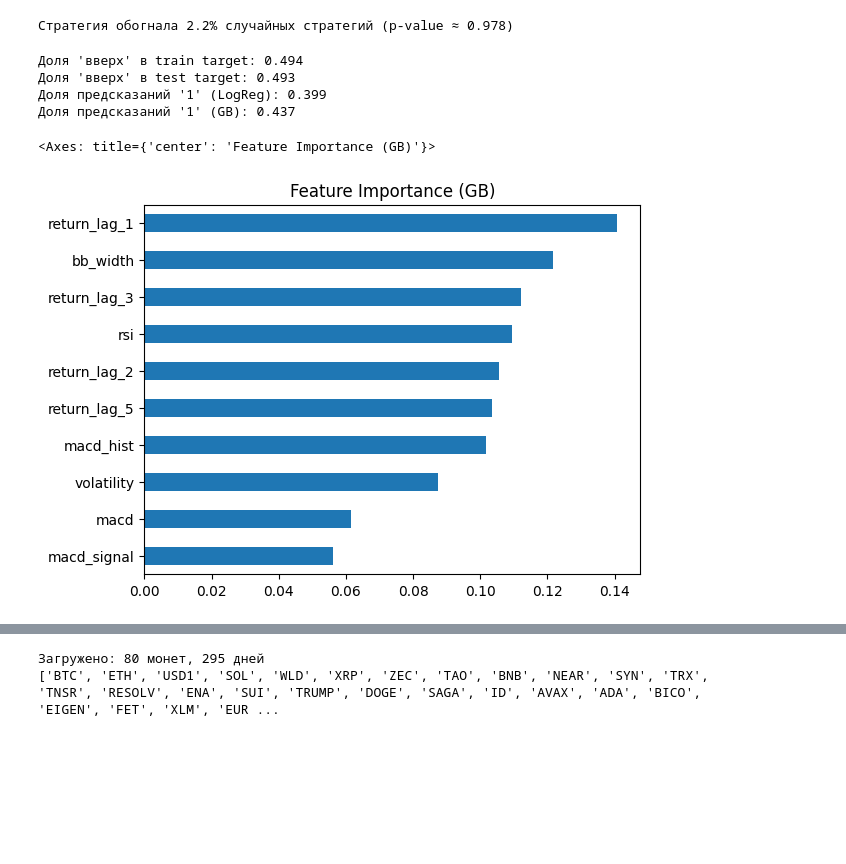
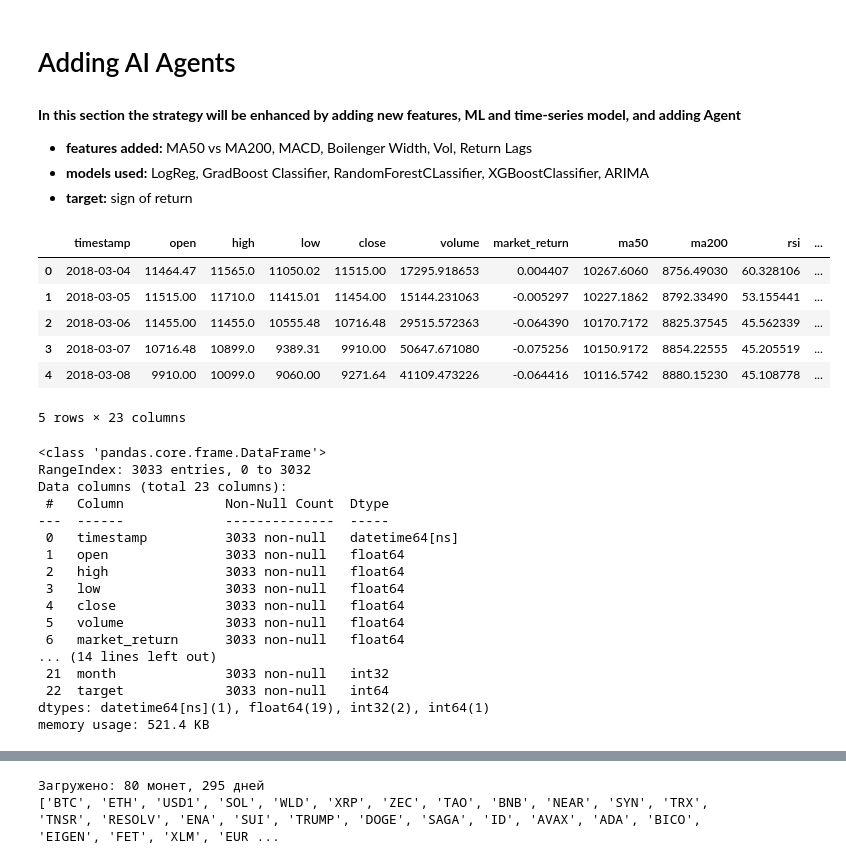
Before and after one commit to pda95/ai-crypto-hedge-fund, a Jupyter notebook: notebooks/hedge_fund.ipynb, the cells around one changed output, grey strips where cells are left out. Saved outputs shown, nothing was run; the diff lists cells and outputs as text; code cells hidden in the pictures; blank space fills up the shorter version.

```diff
--- a/notebooks/hedge_fund.ipynb
+++ b/notebooks/hedge_fund.ipynb
@@ -74,24 +147,7 @@ results
-# %%
-strat_roi = (bt_gb["strategy_equity"].iloc[-1] - 1) * 100
-random_rois = random_strategy_baseline(bt_gb)
-pct, pval = significance(strat_roi, random_rois)
-print(f"Стратегия обогнала {pct:.1f}% случайных стратегий (p-value ≈ {pval:.3f})")
-# %% [output]
-Стратегия обогнала 2.2% случайных стратегий (p-value ≈ 0.978)
-# %%
-print("Доля 'вверх' в train target:", train["target"].mean().round(3))
-print("Доля 'вверх' в test target:", test["target"].mean().round(3))
-print("Доля предсказаний '1' (LogReg):", test_lr["pred"].mean().round(3))
-print("Доля предсказаний '1' (GB):", test_gb["pred"].mean().round(3))
-# %% [output]
-Доля 'вверх' в train target: 0.494
-Доля 'вверх' в test target: 0.493
-Доля предсказаний '1' (LogReg): 0.399
-Доля предсказаний '1' (GB): 0.437
-# %%
-_, gb_model = train_and_predict(make_gradient_boosting(), train, test, FEATURE_COLUMNS)
-importances = pd.Series(gb_model.feature_importances_, index=FEATURE_COLUMNS)
-importances.sort_values().plot(kind="barh", title="Feature Importance (GB)")
-# %% [output]
-<Axes: title={'center': 'Feature Importance (GB)'}>
-[figure, removed]
+# %% [markdown]
+# Adding AI Agents #
+# %% [markdown]
+**In this section the strategy will be enhanced by adding new features, ML and time-series model, and adding Agent**
+- **features added:** MA50 vs MA200, MACD, Boilenger Width, Vol, Return Lags
+- **models used:** LogReg, GradBoost Classifier, RandomForestCLassifier, XGBoostClassifier, ARIMA
+- **target:** sign of return
@@ -97,0 +157,30 @@ importances.sort_values().plot(kind="barh", title="Feature Importance (GB)")
+# %%
+df.head()
+# %% [output]
+|  | timestamp | open | high | low | close | volume | market_return | ma50 | ma200 | rsi | ... |
+| 0 | 2018-03-04 | 11464.47 | 11565.0 | 11050.02 | 11515.00 | 17295.918653 | 0.004407 | 10267.6060 | 8756.49030 | 60.328106 | ... |
+| 1 | 2018-03-05 | 11515.00 | 11710.0 | 11415.01 | 11454.00 | 15144.231063 | -0.005297 | 10227.1862 | 8792.33490 | 53.155441 | ... |
+| 2 | 2018-03-06 | 11455.00 | 11455.0 | 10555.48 | 10716.48 | 29515.572363 | -0.064390 | 10170.7172 | 8825.37545 | 45.562339 | ... |
+| 3 | 2018-03-07 | 10716.48 | 10899.0 | 9389.31 | 9910.00 | 50647.671080 | -0.075256 | 10150.9172 | 8854.22555 | 45.205519 | ... |
+| 4 | 2018-03-08 | 9910.00 | 10099.0 | 9060.00 | 9271.64 | 41109.473226 | -0.064416 | 10116.5742 | 8880.15230 | 45.108778 | ... |
+5 rows × 23 columns
+# %%
+df.info()
+# %% [output]
+<class 'pandas.core.frame.DataFrame'>
+RangeIndex: 3033 entries, 0 to 3032
+Data columns (total 23 columns):
+ #   Column             Non-Null Count  Dtype
+---  ------             --------------  -----
+ 0   timestamp          3033 non-null   datetime64[ns]
+ 1   open               3033 non-null   float64
+ 2   high               3033 non-null   float64
+ 3   low                3033 non-null   float64
+ 4   close              3033 non-null   float64
+ 5   volume             3033 non-null   float64
+ 6   market_return      3033 non-null   float64
+... (14 lines left out)
+ 21  month              3033 non-null   int32
+ 22  target             3033 non-null   int64
+dtypes: datetime64[ns](1), float64(19), int32(2), int64(1)
+memory usage: 521.4 KB
```
Also changed, not shown: parts of 51 cells of this notebook, 10 other files.
